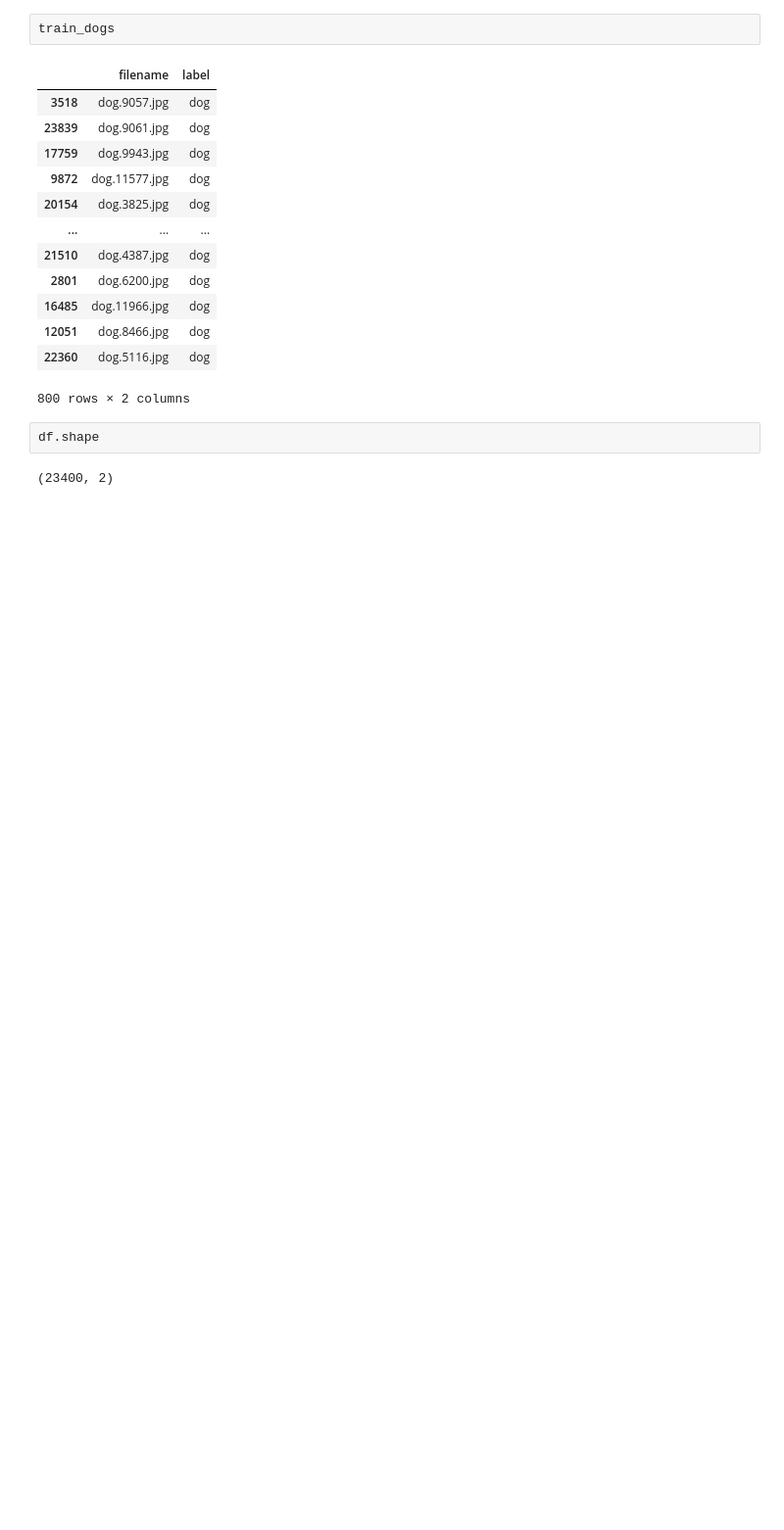
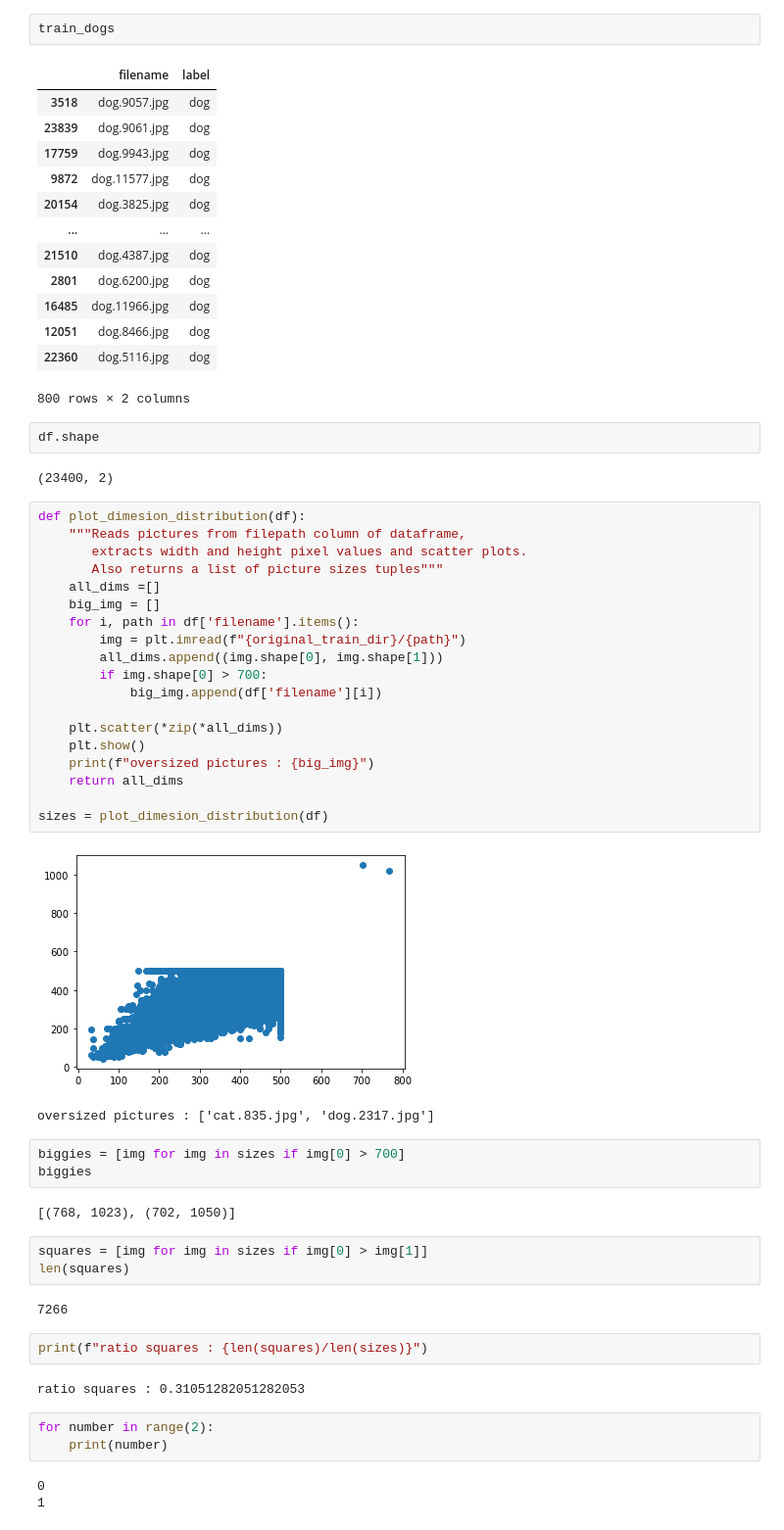
Before and after one commit to Lelelass/Deep-Learning-21, a Jupyter notebook: Labb/lab.ipynb, the cells around one changed output. Shown at 98% size. Saved outputs shown, nothing was run; the diff lists cells and outputs as text; blank space fills up the shorter version.

```diff
--- a/Labb/lab.ipynb
+++ b/Labb/lab.ipynb
@@ -83,3 +84,45 @@ train_dogs
 df.shape
 # %% [output]
 (23400, 2)
+# %%
+def plot_dimesion_distribution(df):
+    """Reads pictures from filepath column of dataframe,
+       extracts width and height pixel values and scatter plots.
+       Also returns a list of picture sizes tuples"""
+    all_dims =[]
+    big_img = []
+    for i, path in df['filename'].items():
+        img = plt.imread(f"{original_train_dir}/{path}")
+        all_dims.append((img.shape[0], img.shape[1]))
+        if img.shape[0] > 700:
+            big_img.append(df['filename'][i])
+
+    plt.scatter(*zip(*all_dims))
+    plt.show()
+    print(f"oversized pictures : {big_img}")
+    return all_dims
+
+sizes = plot_dimesion_distribution(df)
+# %% [output]
+[figure, added]
+oversized pictures : ['cat.835.jpg', 'dog.2317.jpg']
+# %%
+biggies = [img for img in sizes if img[0] > 700]
+biggies
+# %% [output]
+[(768, 1023), (702, 1050)]
+# %%
+squares = [img for img in sizes if img[0] > img[1]]
+len(squares)
+# %% [output]
+7266
+# %%
+print(f"ratio squares : {len(squares)/len(sizes)}")
+# %% [output]
+ratio squares : 0.31051282051282053
+# %%
+for number in range(2):
+    print(number)
+# %% [output]
+0
+1
```
Also changed, not shown: parts of 3 cells of this notebook, 1 other file.
